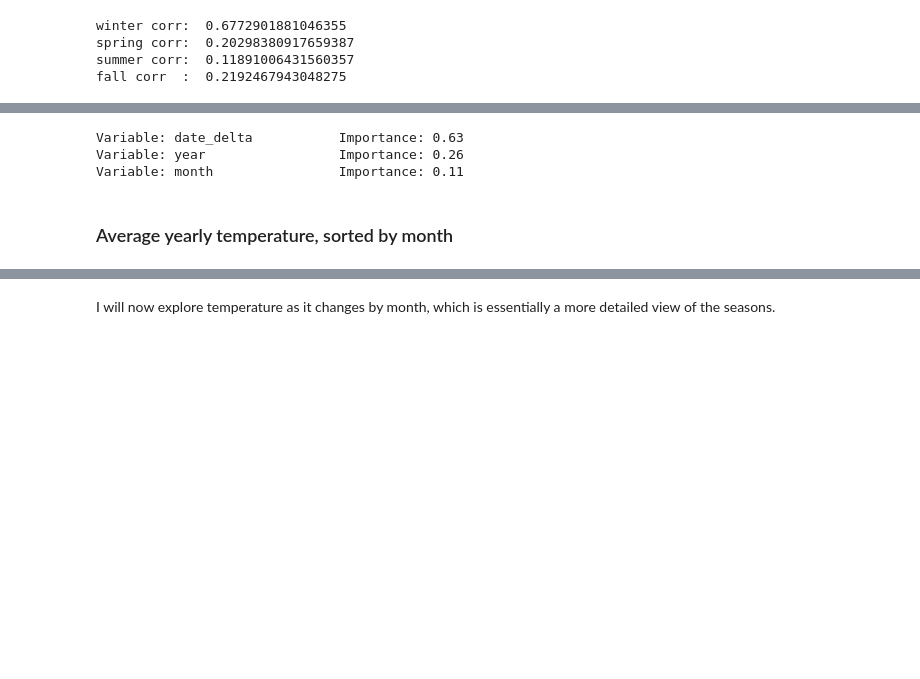
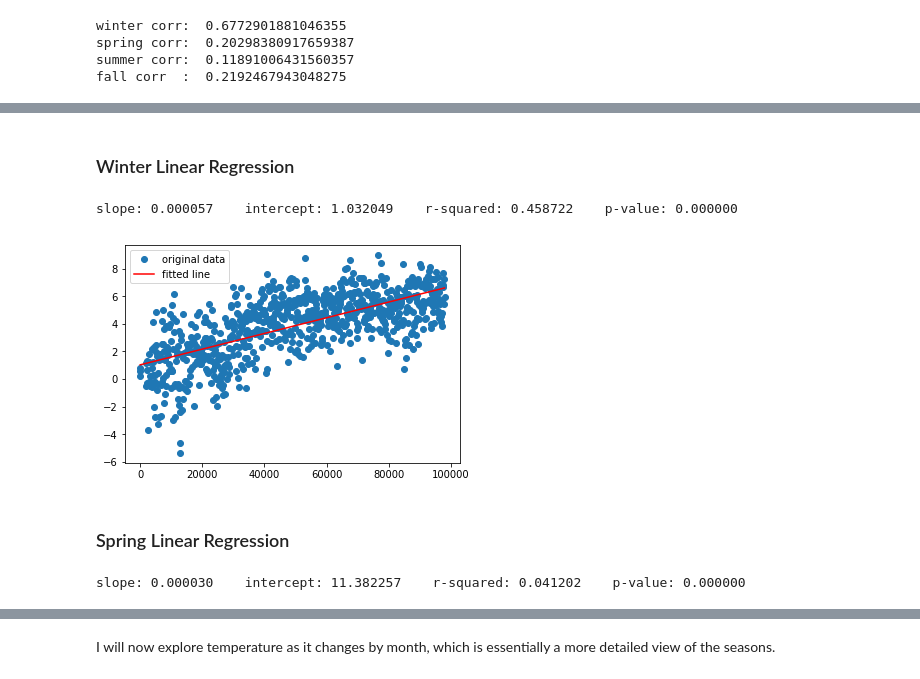
Before and after one commit to karahahn/Springboard_Capstone1, a Jupyter notebook: Exploratory Data Analysis (Statistical Inference).ipynb, the cells around one changed output, grey strips where cells are left out. Drawn from its saved outputs; the diff is of its cells as text; code cells hidden in the pictures; blank space fills up the shorter version.

Commit message:
p value

```diff
--- a/Exploratory Data Analysis (Statistical Inference).ipynb
+++ b/Exploratory Data Analysis (Statistical Inference).ipynb
@@ -311,15 +212,19 @@ Root Mean Squared Error: 6.975670952134047
-# %%
-# Get numerical feature importances
-importances = list(rf.feature_importances_)
-# List of tuples with variable and importance
-feature_importances = [(winter1, round(importance, 2)) for winter1, importance in zip(winter1_list, importances)]
-# Sort the feature importances by most important first
-feature_importances = sorted(feature_importances, key = lambda x: x[1], reverse = True)
-# Print out the feature and importances
-[print('Variable: {:20} Importance: {}'.format(*pair)) for pair in feature_importances];
-# %% [output]
-Variable: date_delta           Importance: 0.63
-Variable: year                 Importance: 0.26
-Variable: month                Importance: 0.11
-# %% [markdown]
-### Average yearly temperature, sorted by month
+# %% [markdown]
+### Winter Linear Regression
+# %%
+x = winter[['date_delta']].values
+y = winter[['AverageTemperature']].values
+# %%
+slope, intercept, r_value, p_value, std_err = stats.linregress(x[:,0], y[:,0])
+print("slope: %f    intercept: %f    r-squared: %f    p-value: %f" % (slope, intercept, r_value**2, p_value))
+# %% [output]
+slope: 0.000057    intercept: 1.032049    r-squared: 0.458722    p-value: 0.000000
+# %%
+plt.plot(x, y, 'o', label='original data')
+plt.plot(x, intercept + slope*x, 'r', label='fitted line')
+plt.legend()
+plt.show()
+# %% [output]
+[figure, added]
+# %% [markdown]
+### Spring Linear Regression
@@ -325,0 +234,5 @@ Variable: month                Importance: 0.11
+# %%
+slope, intercept, r_value, p_value, std_err = stats.linregress(x[:,0], y[:,0])
+print("slope: %f    intercept: %f    r-squared: %f    p-value: %f" % (slope, intercept, r_value**2, p_value))
+# %% [output]
+slope: 0.000030    intercept: 11.382257    r-squared: 0.041202    p-value: 0.000000
```
Also changed, not shown: parts of 108 cells of this notebook.
